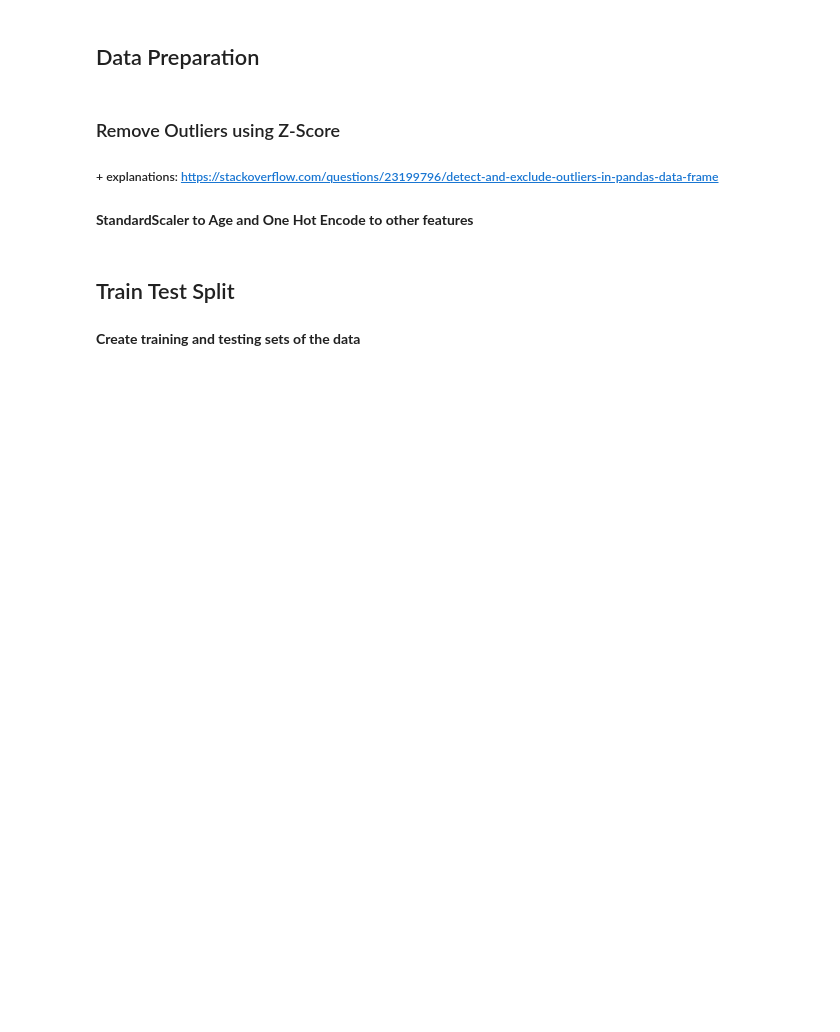
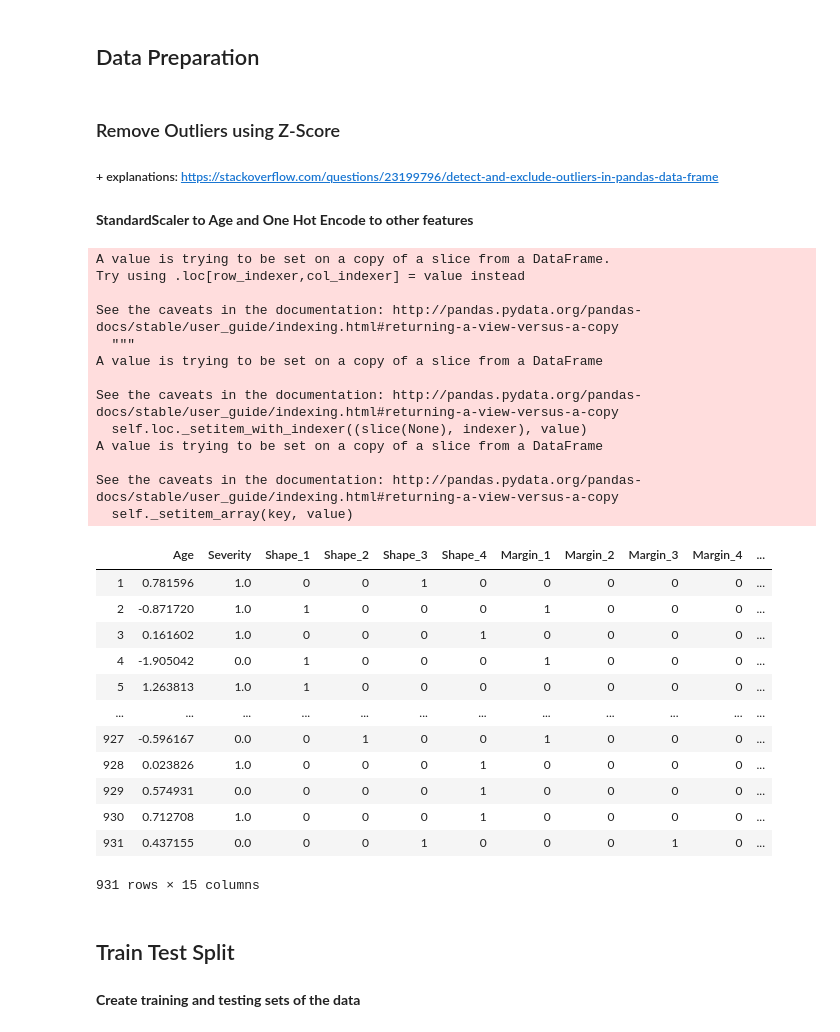
Before and after one commit to pferreira101/ClinicalExaminations, a Jupyter notebook: ClinicalExaminations/script.ipynb, the cells around one changed output. Drawn from its saved outputs; the diff is of its cells as text; code cells hidden in the pictures; blank space fills up the shorter version.

```diff
--- a/ClinicalExaminations/script.ipynb
+++ b/ClinicalExaminations/script.ipynb
@@ -24,11 +27,9 @@ from keras.optimizers import SGD, RMSprop, Adam
 # %% [markdown]
 ## Get the Data
 # %%
-data = pd.read_csv('mammographic_masses.data.txt')
-data
+data = pd.read_csv('mammographic_masses.data.txt', names=['BI_RADS','Age','Shape','Margin','Density','Severity'])
 # %% [markdown]
 Convert missing data (indicated by a ?) into NaN and add the appropriate column names (BI_RADS, age, shape, margin, density, and severity)
 # %%
 data = data.replace('?',np.nan)
-data.columns = ['BI_RADS','Age','Shape','Margin','Density','Severity']
 data
@@ -355,41 +662,63 @@ print(iqr)
 
 ##### + explanations: https://stackoverflow.com/questions/23199796/detect-and-exclude-outliers-in-pandas-data-frame
 # %%
-# Só fazer 1 vez
-data = data[(np.abs(stats.zscore(data)) < 3).all(axis=1)]
-data.index = np.arange(1, len(data) + 1)
-data
+# Como z-score estava
+#data = data[(np.abs(stats.zscore(data)) < 3).all(axis=1)]
+#data.index = np.arange(1, len(data) + 1)
+#data
 # %% [markdown]
 **StandardScaler to Age and One Hot Encode to other features**
 # %%
 col_names = ['Age']
 features = data[col_names]
 scaler = StandardScaler().fit(features.values)
 features = scaler.transform(features.values)
 data[col_names] = features
 
 one_hot = pd.get_dummies(data['Shape'])
 data = data.drop('Shape',axis = 1)
 data = data.join(one_hot)
 data = data.rename(columns={1.0: "Shape_1", 2.0: "Shape_2", 3.0: "Shape_3", 4.0: "Shape_4"})
 
 one_hot = pd.get_dummies(data['Margin'])
 data = data.drop('Margin',axis = 1)
 data = data.join(one_hot)
 data = data.rename(columns={1.0: "Margin_1", 2.0: "Margin_2", 3.0: "Margin_3", 4.0: "Margin_4", 5.0: "Margin_5"})
 
 one_hot = pd.get_dummies(data['Density'])
 data = data.drop('Density',axis = 1)
 data = data.join(one_hot)
 data = data.rename(columns={1.0: "Density_1", 2.0: "Density_2", 3.0: "Density_3", 4.0: "Density_4"})
 
-one_hot = pd.get_dummies(data['Severity'])
-data = data.drop('Severity',axis = 1)
-data = data.join(one_hot)
-data = data.rename(columns={0.0: "Severity_0", 1.0: "Severity_1"})
-
 
 data
+# %% [output]
+A value is trying to be set on a copy of a slice from a DataFrame.
+Try using .loc[row_indexer,col_indexer] = value instead
+
+See the caveats in the documentation: http://pandas.pydata.org/pandas-docs/stable/user_guide/indexing.html#returning-a-view-versus-a-copy
+  """
+A value is trying to be set on a copy of a slice from a DataFrame
+
+See the caveats in the documentation: http://pandas.pydata.org/pandas-docs/stable/user_guide/indexing.html#returning-a-view-versus-a-copy
+  self.loc._setitem_with_indexer((slice(None), indexer), value)
+A value is trying to be set on a copy of a slice from a DataFrame
+
+See the caveats in the documentation: http://pandas.pydata.org/pandas-docs/stable/user_guide/indexing.html#returning-a-view-versus-a-copy
+  self._setitem_array(key, value)
+|  | Age | Severity | Shape_1 | Shape_2 | Shape_3 | Shape_4 | Margin_1 | Margin_2 | Margin_3 | Margin_4 | ... |
+| 1 | 0.781596 | 1.0 | 0 | 0 | 1 | 0 | 0 | 0 | 0 | 0 | ... |
+| 2 | -0.871720 | 1.0 | 1 | 0 | 0 | 0 | 1 | 0 | 0 | 0 | ... |
+| 3 | 0.161602 | 1.0 | 0 | 0 | 0 | 1 | 0 | 0 | 0 | 0 | ... |
+| 4 | -1.905042 | 0.0 | 1 | 0 | 0 | 0 | 1 | 0 | 0 | 0 | ... |
+| 5 | 1.263813 | 1.0 | 1 | 0 | 0 | 0 | 0 | 0 | 0 | 0 | ... |
+| ... | ... | ... | ... | ... | ... | ... | ... | ... | ... | ... | ... |
+| 927 | -0.596167 | 0.0 | 0 | 1 | 0 | 0 | 1 | 0 | 0 | 0 | ... |
+| 928 | 0.023826 | 1.0 | 0 | 0 | 0 | 1 | 0 | 0 | 0 | 0 | ... |
+| 929 | 0.574931 | 0.0 | 0 | 0 | 0 | 1 | 0 | 0 | 0 | 0 | ... |
+| 930 | 0.712708 | 1.0 | 0 | 0 | 0 | 1 | 0 | 0 | 0 | 0 | ... |
+| 931 | 0.437155 | 0.0 | 0 | 0 | 1 | 0 | 0 | 0 | 1 | 0 | ... |
+931 rows × 15 columns
 # %% [markdown]
 ## Train Test Split
 # %% [markdown]
```
Also changed, not shown: parts of 47 cells of this notebook.
